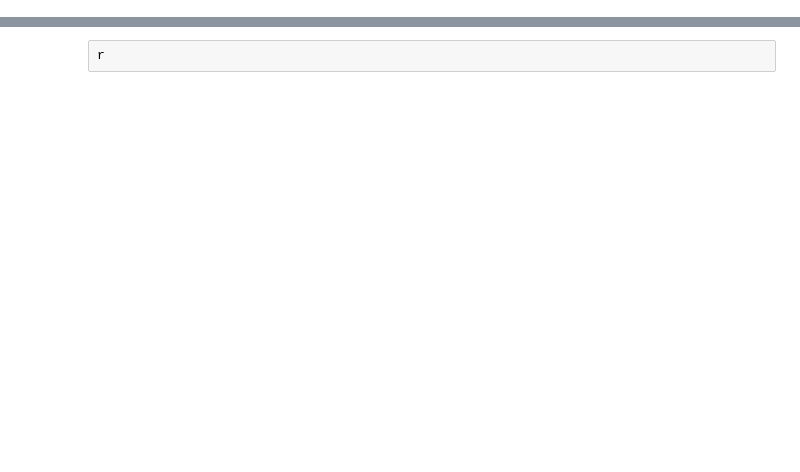
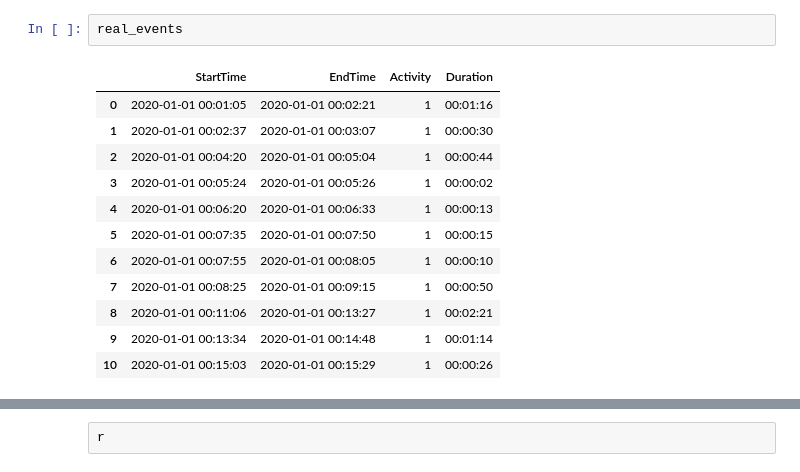
Before and after one commit to modaresimr/UnifiedAR, a Jupyter notebook: result_viewer.ipynb, the cells around one changed output, grey strips where cells are left out. Saved outputs shown, nothing was run; the diff lists cells and outputs as text; blank space fills up the shorter version.

```diff
--- a/result_viewer.ipynb
+++ b/result_viewer.ipynb
@@ -91,3 +61,18 @@ Detailed segment results (length or frame count):
+# %%
+real_events
+# %% [output]
+|  | StartTime | EndTime | Activity | Duration |
+| 0 | 2020-01-01 00:01:05 | 2020-01-01 00:02:21 | 1 | 00:01:16 |
+| 1 | 2020-01-01 00:02:37 | 2020-01-01 00:03:07 | 1 | 00:00:30 |
+| 2 | 2020-01-01 00:04:20 | 2020-01-01 00:05:04 | 1 | 00:00:44 |
+| 3 | 2020-01-01 00:05:24 | 2020-01-01 00:05:26 | 1 | 00:00:02 |
+| 4 | 2020-01-01 00:06:20 | 2020-01-01 00:06:33 | 1 | 00:00:13 |
+| 5 | 2020-01-01 00:07:35 | 2020-01-01 00:07:50 | 1 | 00:00:15 |
+| 6 | 2020-01-01 00:07:55 | 2020-01-01 00:08:05 | 1 | 00:00:10 |
+| 7 | 2020-01-01 00:08:25 | 2020-01-01 00:09:15 | 1 | 00:00:50 |
+| 8 | 2020-01-01 00:11:06 | 2020-01-01 00:13:27 | 1 | 00:02:21 |
+| 9 | 2020-01-01 00:13:34 | 2020-01-01 00:14:48 | 1 | 00:01:14 |
+| 10 | 2020-01-01 00:15:03 | 2020-01-01 00:15:29 | 1 | 00:00:26 |
 # %%
 dataset.activities_map
 # %% [output]
```
Also changed, not shown: parts of 2 cells of this notebook, 3 other files.
